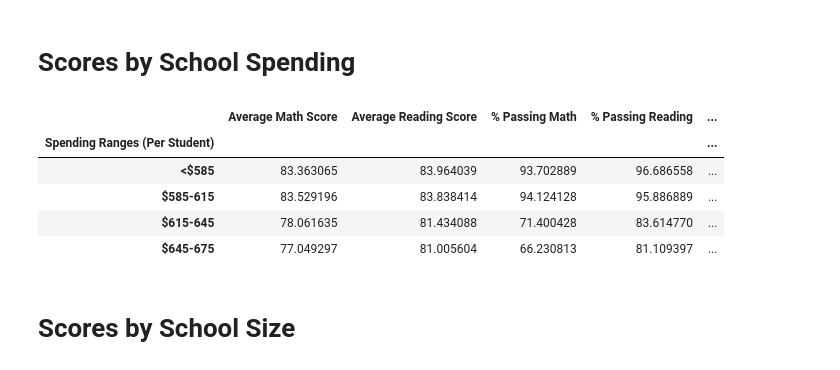
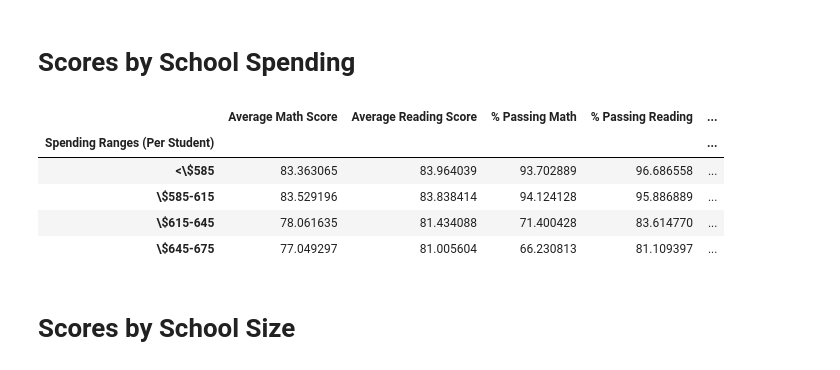
Before and after one commit to mcampo2/UMDABC, a Jupyter notebook: 04-Pandas/PyCitySchools/PyCitySchools.ipynb, the cells around one changed output. Cells and saved outputs as stored; diff of their text form; code cells hidden in the pictures.

```diff
--- a/04-Pandas/PyCitySchools/PyCitySchools.ipynb
+++ b/04-Pandas/PyCitySchools/PyCitySchools.ipynb
@@ -234,44 +230,46 @@ average_reading_by_grade
 
 # Sample bins. Feel free to create your own bins.
 spending_bins = [0, 585, 615, 645, 675]
-group_names = ["<$585", "$585-615", "$615-645", "$645-675"]
+group_names = ["<\\$585", "\\$585-615", "\\$615-645", "\\$645-675"]
 
 # Use 4 reasonable bins to group school spending.
 school_data_complete["spending"] = pd.cut(school_data_complete["budget"]/school_data_complete["size"], spending_bins, labels=group_names)
 
 # calculate "Average Math Score"
 average_math_score = school_data_complete[["spending", "math_score"]].groupby("spending").mean()["math_score"]
 # calculate "Average Reading Score"
 average_reading_score = school_data_complete[["spending", "reading_score"]].groupby("spending").mean()["reading_score"]
 # get total count of student by spending group, this will then be used to calculate later percents
 count_total = school_data_complete[["spending", "Student ID"]].groupby("spending").count()["Student ID"]
 # calculate "% Passing Math"
 count_passing_math = school_data_complete[school_data_complete["math_score"]>=70][["spending", "math_score"]].groupby("spending").count()["math_score"]
 percent_passing_math = count_passing_math / count_total * 100
 # calculate "% Passing Reading"
 count_passing_reading = school_data_complete[school_data_complete["reading_score"]>=70][["spending", "reading_score"]].groupby("spending").count()["reading_score"]
 percent_passing_reading = count_passing_reading / count_total * 100
 # calculate % "Overall Passing Rate" (Average of the above two)
 percent_overall_passing_rate = (percent_passing_math + percent_passing_reading) / 2
 
 # Create a dataframe to hold the above results
-scores_by_spending = pd.DataFrame({
+scores_by_school_spending_df = pd.DataFrame({
     "Average Math Score": average_math_score,
     "Average Reading Score": average_reading_score,
     "% Passing Math": percent_passing_math,
     "% Passing Reading": percent_passing_reading,
     "% Overall Passing Rate": percent_overall_passing_rate
 })
+# Optional: give the displayed data cleaner formatting
+scores_by_school_spending_df.index.name = "Spending Ranges (Per Student)"
 
-scores_by_spending.index.name = "Spending Ranges (Per Student)"
-scores_by_spending
+# Display the summary data frame
+scores_by_school_spending_df
 # %% [output]
 |  | Average Math Score | Average Reading Score | % Passing Math | % Passing Reading | ... |
 | Spending Ranges (Per Student) |  |  |  |  | ... |
-| <$585 | 83.363065 | 83.964039 | 93.702889 | 96.686558 | ... |
-| $585-615 | 83.529196 | 83.838414 | 94.124128 | 95.886889 | ... |
-| $615-645 | 78.061635 | 81.434088 | 71.400428 | 83.614770 | ... |
-| $645-675 | 77.049297 | 81.005604 | 66.230813 | 81.109397 | ... |
+| <\$585 | 83.363065 | 83.964039 | 93.702889 | 96.686558 | ... |
+| \$585-615 | 83.529196 | 83.838414 | 94.124128 | 95.886889 | ... |
+| \$615-645 | 78.061635 | 81.434088 | 71.400428 | 83.614770 | ... |
+| \$645-675 | 77.049297 | 81.005604 | 66.230813 | 81.109397 | ... |
 # %% [markdown]
 # Scores by School Size
 # %%
```
Also changed, not shown: parts of 9 cells of this notebook, 1 other file.
